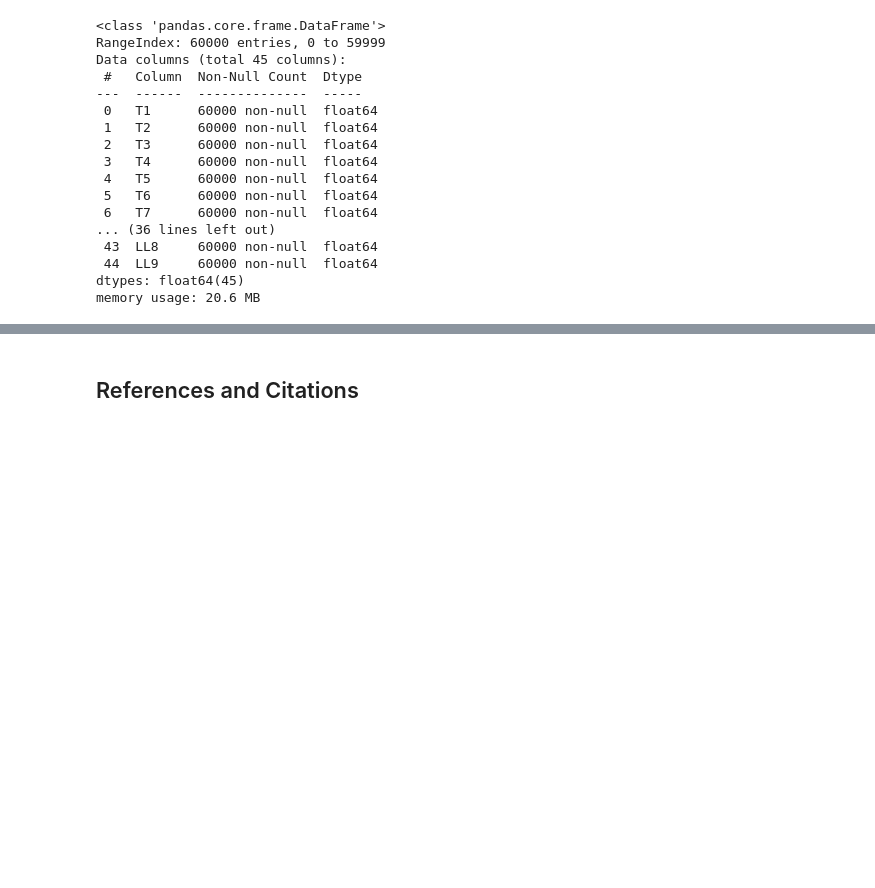
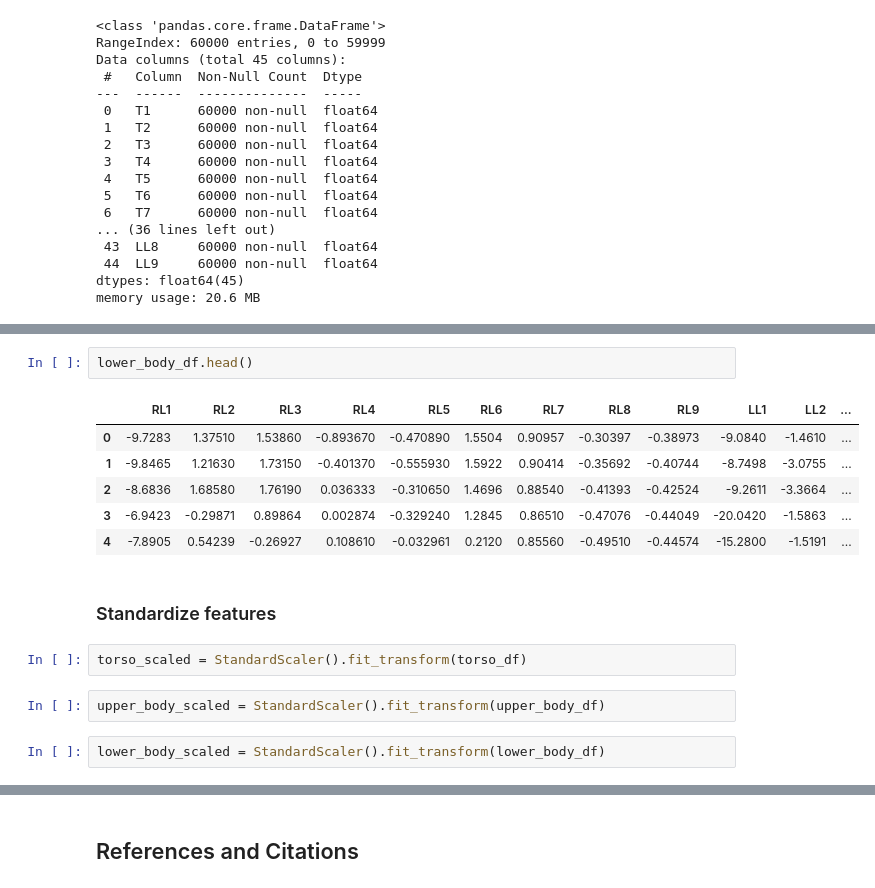
Before and after one commit to mwalbers1/DSC-609-Summer-2022, a Jupyter notebook: module-7-pca.ipynb, the cells around one changed output, grey strips where cells are left out. Cells and saved outputs as stored; diff of their text form; blank space fills up the shorter version.

```diff
--- a/module-7-pca.ipynb
+++ b/module-7-pca.ipynb
@@ -39,0 +131,17 @@ memory usage: 20.6 MB
+# %%
+lower_body_df.head()
+# %% [output]
+|  | RL1 | RL2 | RL3 | RL4 | RL5 | RL6 | RL7 | RL8 | RL9 | LL1 | LL2 | ... |
+| 0 | -9.7283 | 1.37510 | 1.53860 | -0.893670 | -0.470890 | 1.5504 | 0.90957 | -0.30397 | -0.38973 | -9.0840 | -1.4610 | ... |
+| 1 | -9.8465 | 1.21630 | 1.73150 | -0.401370 | -0.555930 | 1.5922 | 0.90414 | -0.35692 | -0.40744 | -8.7498 | -3.0755 | ... |
+| 2 | -8.6836 | 1.68580 | 1.76190 | 0.036333 | -0.310650 | 1.4696 | 0.88540 | -0.41393 | -0.42524 | -9.2611 | -3.3664 | ... |
+| 3 | -6.9423 | -0.29871 | 0.89864 | 0.002874 | -0.329240 | 1.2845 | 0.86510 | -0.47076 | -0.44049 | -20.0420 | -1.5863 | ... |
+| 4 | -7.8905 | 0.54239 | -0.26927 | 0.108610 | -0.032961 | 0.2120 | 0.85560 | -0.49510 | -0.44574 | -15.2800 | -1.5191 | ... |
+# %% [markdown]
+### Standardize features
+# %%
+torso_scaled = StandardScaler().fit_transform(torso_df)
+# %%
+upper_body_scaled = StandardScaler().fit_transform(upper_body_df)
+# %%
+lower_body_scaled = StandardScaler().fit_transform(lower_body_df)
```
Also changed, not shown: parts of 38 cells of this notebook.
